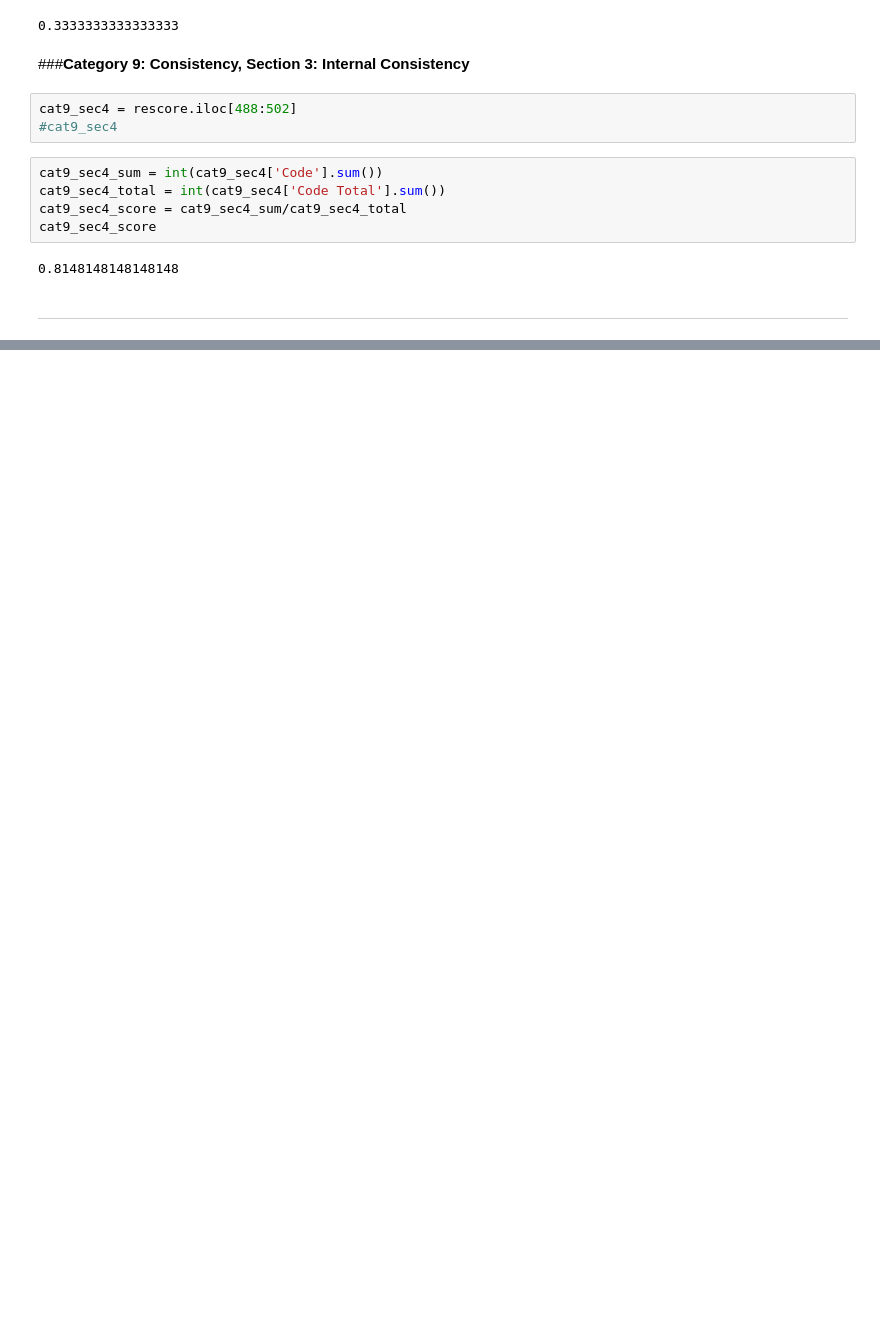
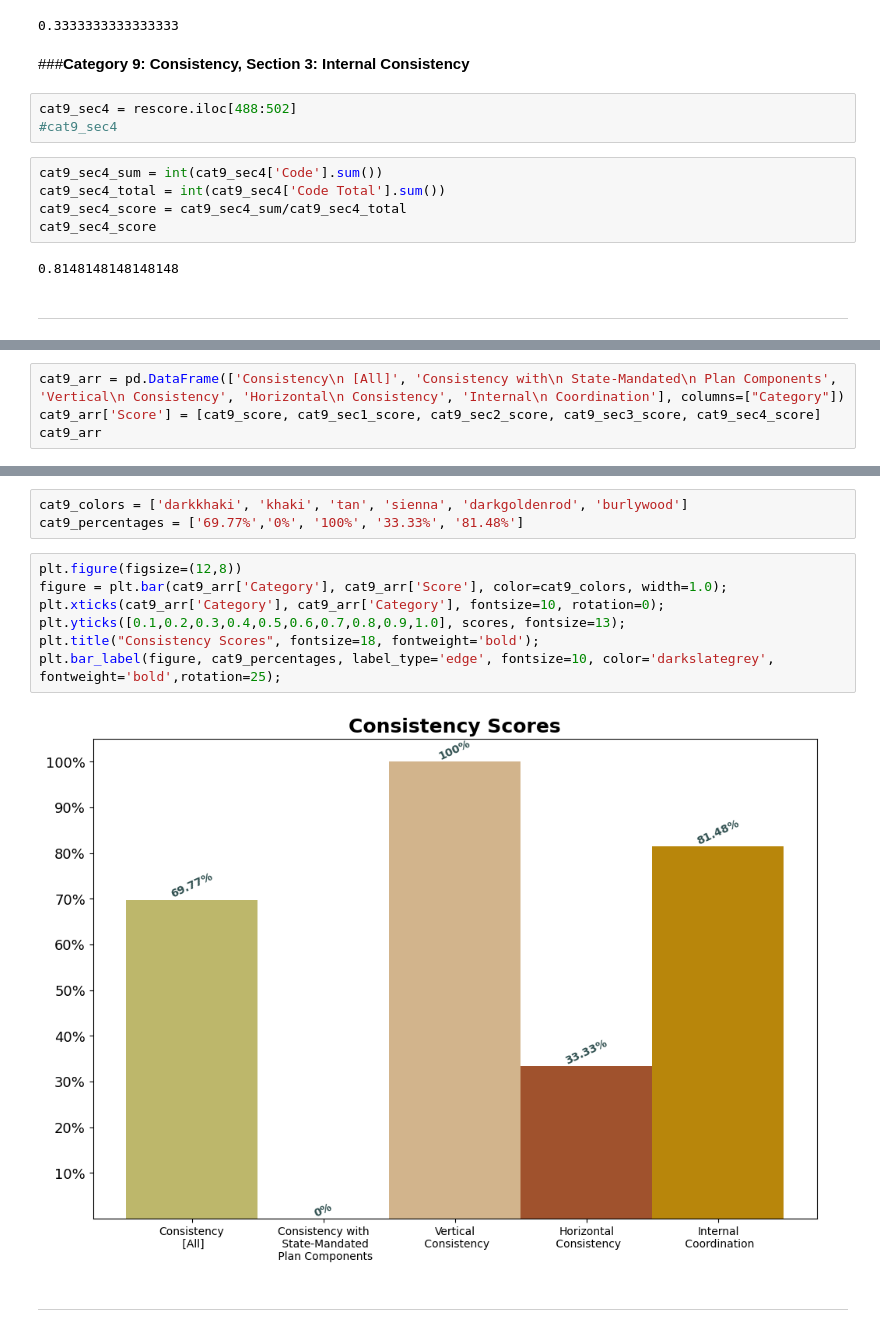
Before and after one commit to baileymccluresinger/UAPP703_2024, a Jupyter notebook: UAPP706_Project.ipynb, the cells around one changed output, grey strips where cells are left out. Saved outputs shown, nothing was run; the diff lists cells and outputs as text; blank space fills up the shorter version.

```diff
--- a/UAPP706_Project.ipynb
+++ b/UAPP706_Project.ipynb
@@ -991,0 +996,4 @@ plt.bar_label(figure, cat6_percentages, label_type='edge', fontsize=10, color='d
+# %%
+cat9_arr = pd.DataFrame(['Consistency\n [All]', 'Consistency with\n State-Mandated\n Plan Components', 'Vertical\n Consistency', 'Horizontal\n Consistency', 'Internal\n Coordination'], columns=["Category"])
+cat9_arr['Score'] = [cat9_score, cat9_sec1_score, cat9_sec2_score, cat9_sec3_score, cat9_sec4_score]
+cat9_arr
@@ -991,0 +1007,14 @@ plt.bar_label(figure, cat6_percentages, label_type='edge', fontsize=10, color='d
+# %%
+cat9_colors = ['darkkhaki', 'khaki', 'tan', 'sienna', 'darkgoldenrod', 'burlywood']
+cat9_percentages = ['69.77%','0%', '100%', '33.33%', '81.48%']
+# %%
+plt.figure(figsize=(12,8))
+figure = plt.bar(cat9_arr['Category'], cat9_arr['Score'], color=cat9_colors, width=1.0);
+plt.xticks(cat9_arr['Category'], cat9_arr['Category'], fontsize=10, rotation=0);
+plt.yticks([0.1,0.2,0.3,0.4,0.5,0.6,0.7,0.8,0.9,1.0], scores, fontsize=13);
+plt.title("Consistency Scores", fontsize=18, fontweight='bold');
+plt.bar_label(figure, cat9_percentages, label_type='edge', fontsize=10, color='darkslategrey', fontweight='bold',rotation=25);
+# %% [output]
+[figure, added]
+# %% [markdown]
+---
```
Also changed, not shown: parts of 24 cells of this notebook.
